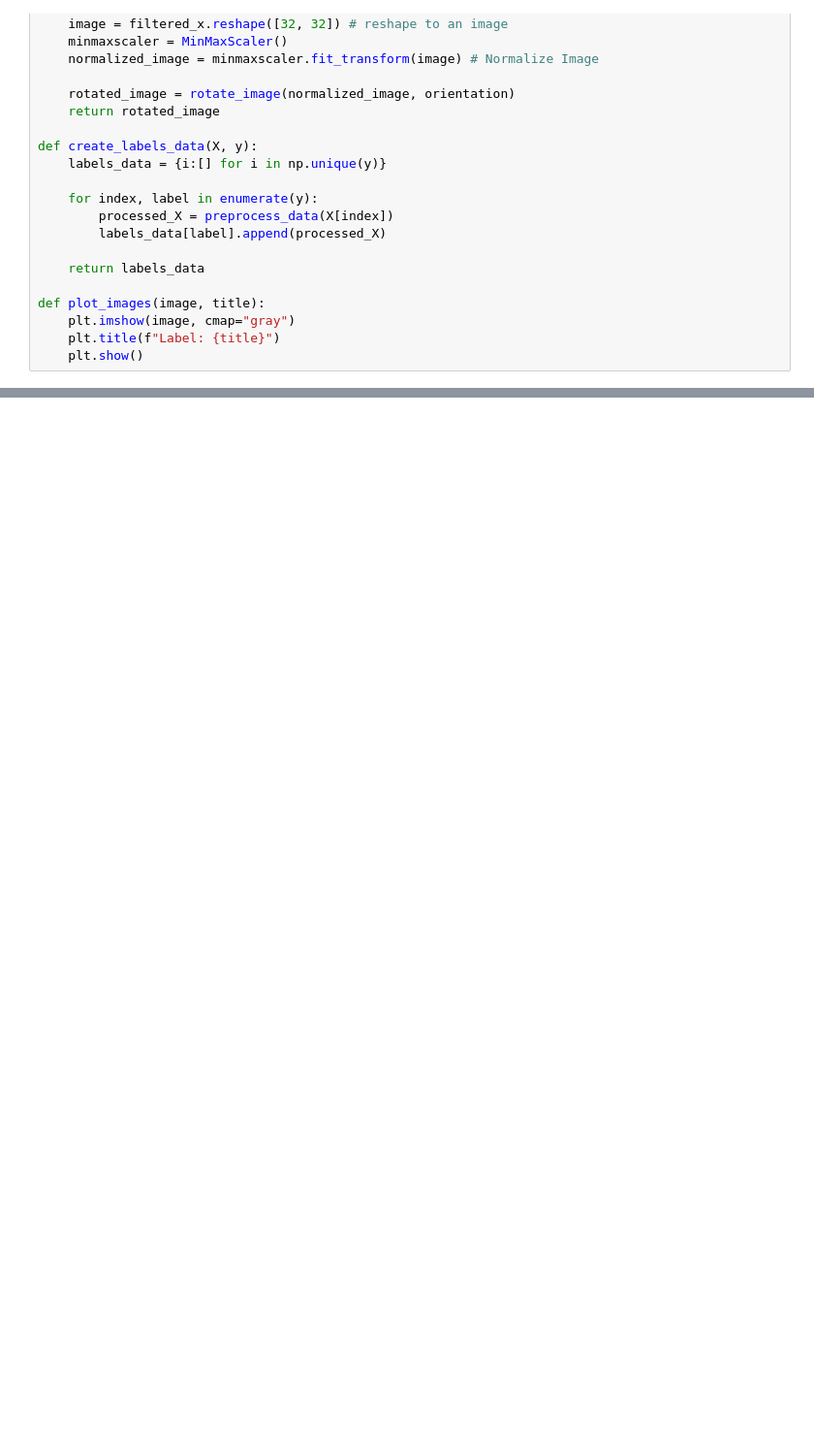
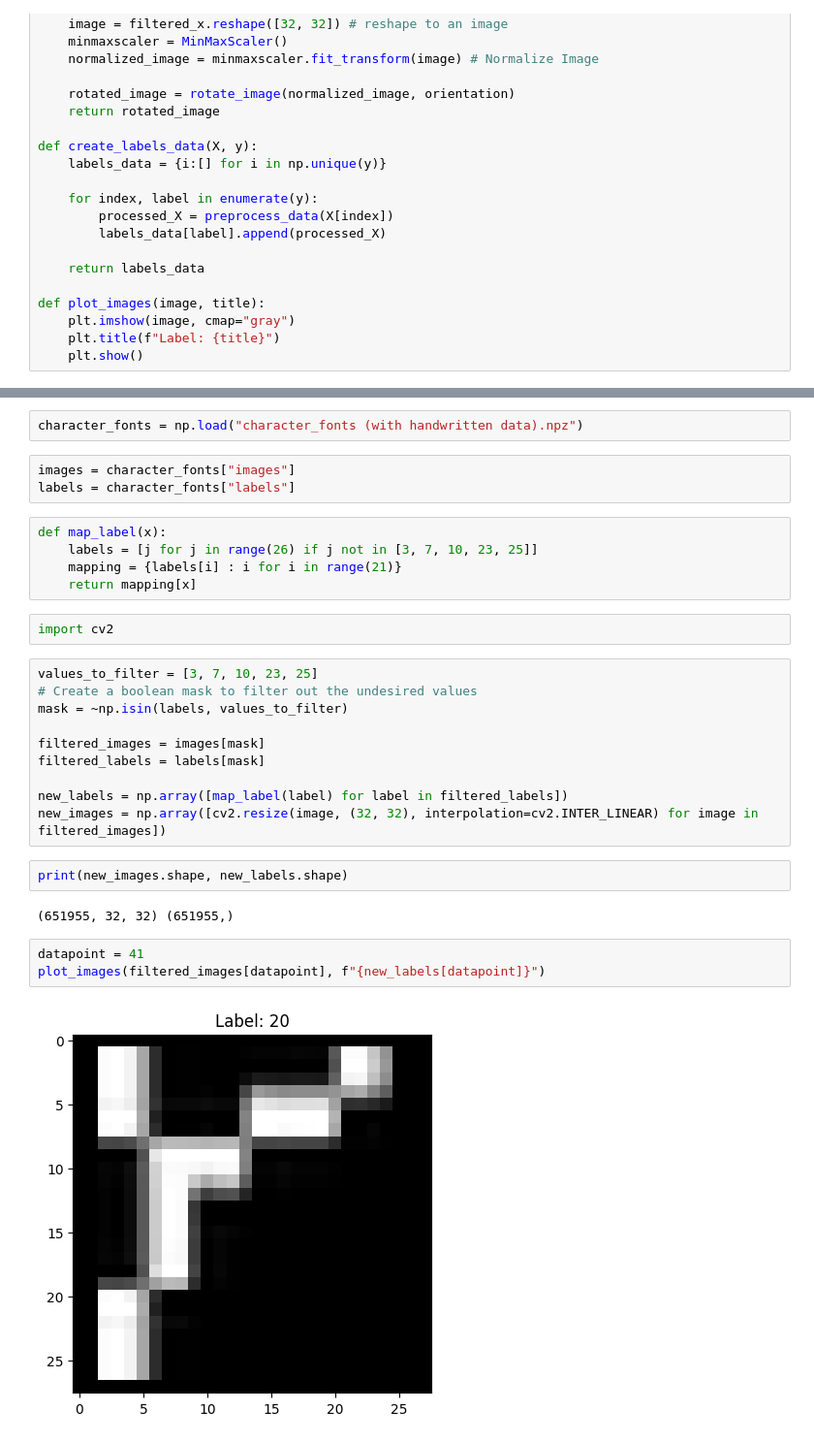
Before and after one commit to NtandoRaji/ml-assignment2-2024, a Jupyter notebook: Data_Visualization.ipynb, the cells around one changed output, grey strips where cells are left out. Shown at 97% size. Saved outputs shown, nothing was run; the diff lists cells and outputs as text; blank space fills up the shorter version.

```diff
--- a/Data_Visualization.ipynb
+++ b/Data_Visualization.ipynb
@@ -169,0 +147,31 @@ np.save("./augmented_trainlabels", new_y_smote)
+# %%
+character_fonts = np.load("character_fonts (with handwritten data).npz")
+# %%
+images = character_fonts["images"]
+labels = character_fonts["labels"]
+# %%
+def map_label(x):
+    labels = [j for j in range(26) if j not in [3, 7, 10, 23, 25]]
+    mapping = {labels[i] : i for i in range(21)}
+    return mapping[x]
+# %%
+import cv2
+# %%
+values_to_filter = [3, 7, 10, 23, 25]
+# Create a boolean mask to filter out the undesired values
+mask = ~np.isin(labels, values_to_filter)
+
+filtered_images = images[mask]
+filtered_labels = labels[mask]
+
+new_labels = np.array([map_label(label) for label in filtered_labels])
+new_images = np.array([cv2.resize(image, (32, 32), interpolation=cv2.INTER_LINEAR) for image in filtered_images])
+# %%
+print(new_images.shape, new_labels.shape)
+# %% [output]
+(651955, 32, 32) (651955,)
+# %%
+datapoint = 41
+plot_images(filtered_images[datapoint], f"{new_labels[datapoint]}")
+# %% [output]
+[figure, added]
```
Also changed, not shown: parts of 6 cells of this notebook, 10 other files.
